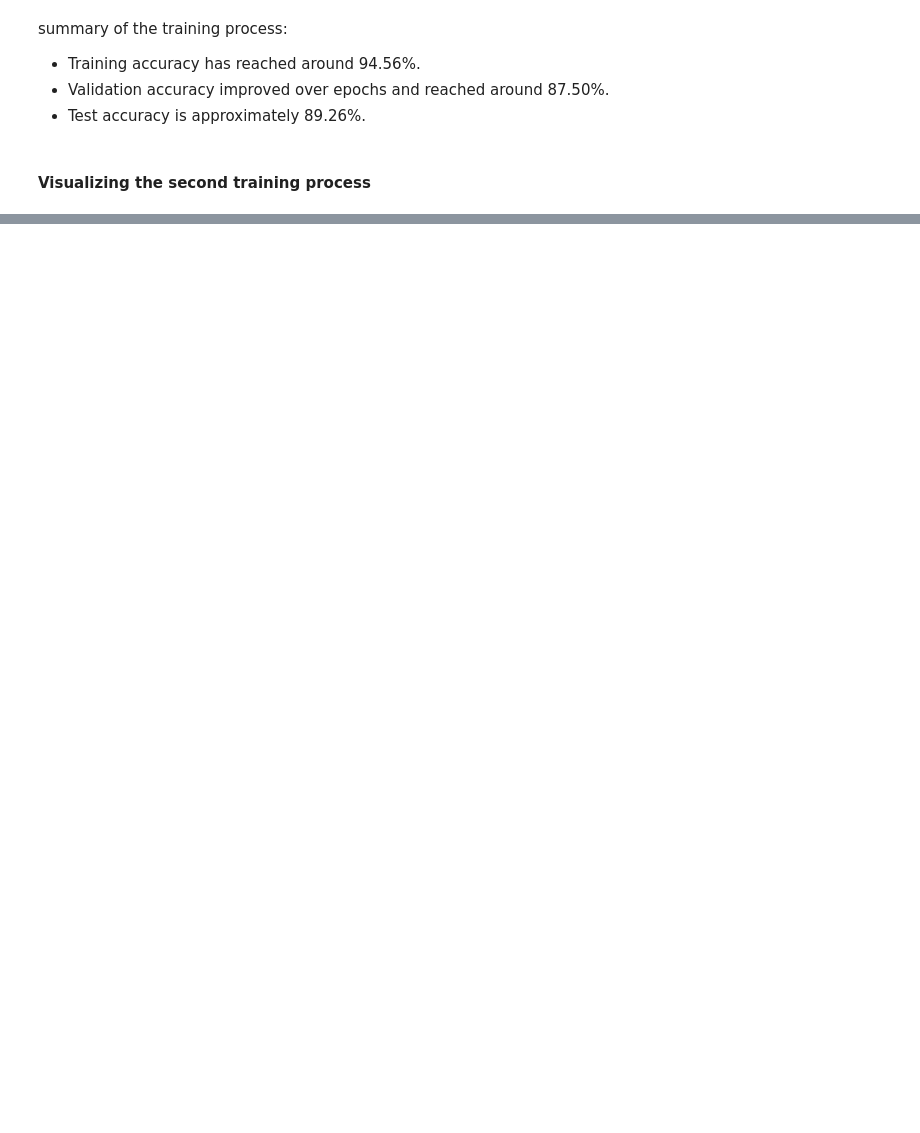
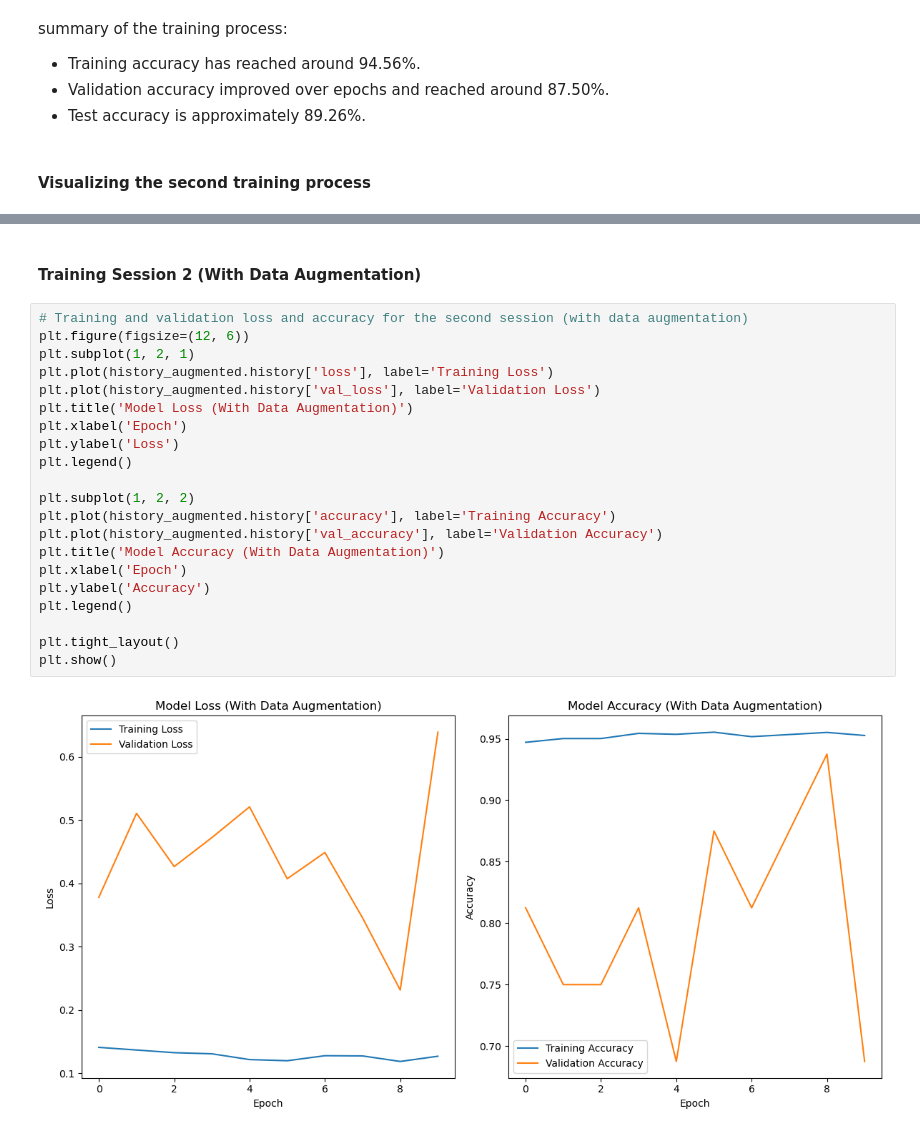
Before and after one commit to Ivan3864/Pneumonia-Detection, a Jupyter notebook: notebook.ipynb, the cells around one changed output, grey strips where cells are left out. Cells and saved outputs as stored; diff of their text form; blank space fills up the shorter version.

```diff
--- a/notebook.ipynb
+++ b/notebook.ipynb
@@ -463,0 +507,25 @@ Epoch 10/10
+# %% [markdown]
+#### Training Session 2 (With Data Augmentation)
+# %%
+# Training and validation loss and accuracy for the second session (with data augmentation)
+plt.figure(figsize=(12, 6))
+plt.subplot(1, 2, 1)
+plt.plot(history_augmented.history['loss'], label='Training Loss')
+plt.plot(history_augmented.history['val_loss'], label='Validation Loss')
+plt.title('Model Loss (With Data Augmentation)')
+plt.xlabel('Epoch')
+plt.ylabel('Loss')
+plt.legend()
+
+plt.subplot(1, 2, 2)
+plt.plot(history_augmented.history['accuracy'], label='Training Accuracy')
+plt.plot(history_augmented.history['val_accuracy'], label='Validation Accuracy')
+plt.title('Model Accuracy (With Data Augmentation)')
+plt.xlabel('Epoch')
+plt.ylabel('Accuracy')
+plt.legend()
+
+plt.tight_layout()
+plt.show()
+# %% [output]
+[figure, added]
```
Also changed, not shown: parts of 13 cells of this notebook.
